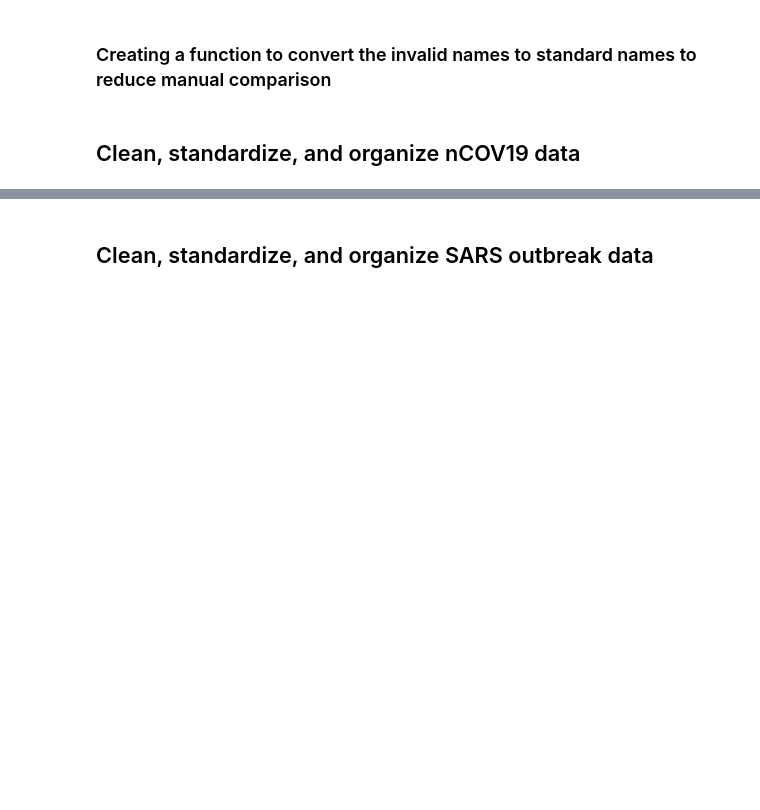
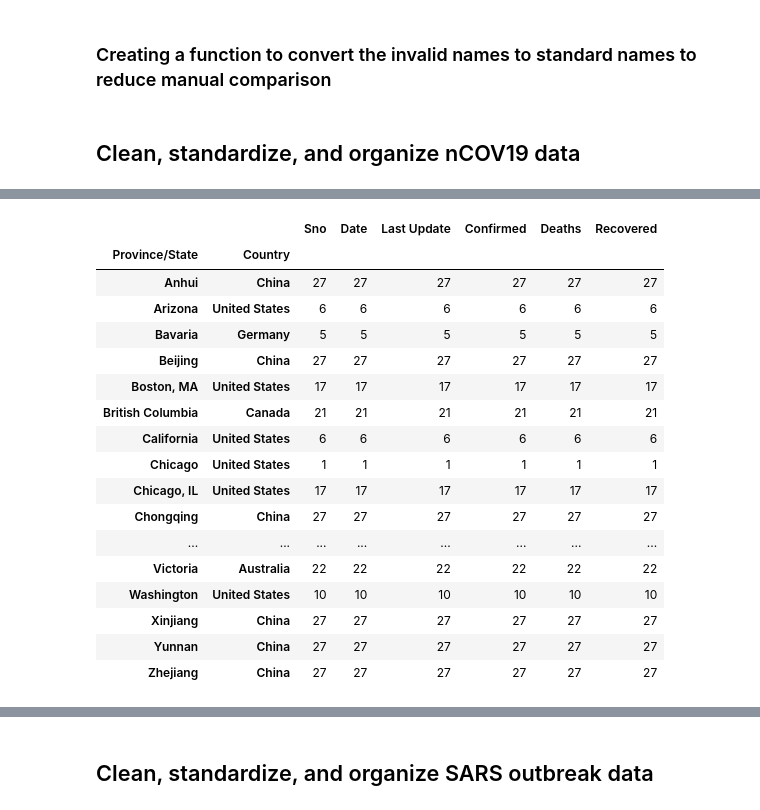
Before and after one commit to sopofedupz/ETL_Project, a Jupyter notebook: ETL_nCOV19_SARS-checkpoint.ipynb, the cells around one changed output, grey strips where cells are left out. Cells and saved outputs as stored; diff of their text form; code cells hidden in the pictures; blank space fills up the shorter version.

```diff
--- a/ETL_nCOV19_SARS-checkpoint.ipynb
+++ b/ETL_nCOV19_SARS-checkpoint.ipynb
@@ -110 +223,35 @@ updated_nCov19_df.groupby('Country').count()
+# %%
+# based on the quick check, Hong Kong, Macao and Taiwan and grouped into China in one instance each
+# rename country of these instances to their respective countries
+
+# Hong Kong
+updated_nCov19_df.loc[updated_nCov19_df['Province/State'] == 'Hong Kong', 'Country'] = "Hong Kong"
+
+# Macao
+updated_nCov19_df.loc[updated_nCov19_df['Province/State'] == 'Macau', 'Country'] = "Macao"
+
+# Taiwan
+updated_nCov19_df.loc[updated_nCov19_df['Province/State'] == 'Taiwan', 'Country'] = "Taiwan, Province of China"
+
+# perform a quick check on the country names
+updated_nCov19_df.groupby(['Province/State','Country']).count()
+# %% [output]
+|  |  | Sno | Date | Last Update | Confirmed | Deaths | Recovered |
+| Province/State | Country |  |  |  |  |  |  |
+| Anhui | China | 27 | 27 | 27 | 27 | 27 | 27 |
+| Arizona | United States | 6 | 6 | 6 | 6 | 6 | 6 |
+| Bavaria | Germany | 5 | 5 | 5 | 5 | 5 | 5 |
+| Beijing | China | 27 | 27 | 27 | 27 | 27 | 27 |
+| Boston, MA | United States | 17 | 17 | 17 | 17 | 17 | 17 |
+| British Columbia | Canada | 21 | 21 | 21 | 21 | 21 | 21 |
+| California | United States | 6 | 6 | 6 | 6 | 6 | 6 |
+| Chicago | United States | 1 | 1 | 1 | 1 | 1 | 1 |
+| Chicago, IL | United States | 17 | 17 | 17 | 17 | 17 | 17 |
+| Chongqing | China | 27 | 27 | 27 | 27 | 27 | 27 |
+| ... | ... | ... | ... | ... | ... | ... | ... |
+| Victoria | Australia | 22 | 22 | 22 | 22 | 22 | 22 |
+| Washington | United States | 10 | 10 | 10 | 10 | 10 | 10 |
+| Xinjiang | China | 27 | 27 | 27 | 27 | 27 | 27 |
+| Yunnan | China | 27 | 27 | 27 | 27 | 27 | 27 |
+| Zhejiang | China | 27 | 27 | 27 | 27 | 27 | 27 |
 # %%
```
Also changed, not shown: parts of 11 cells of this notebook, 1 other file.
